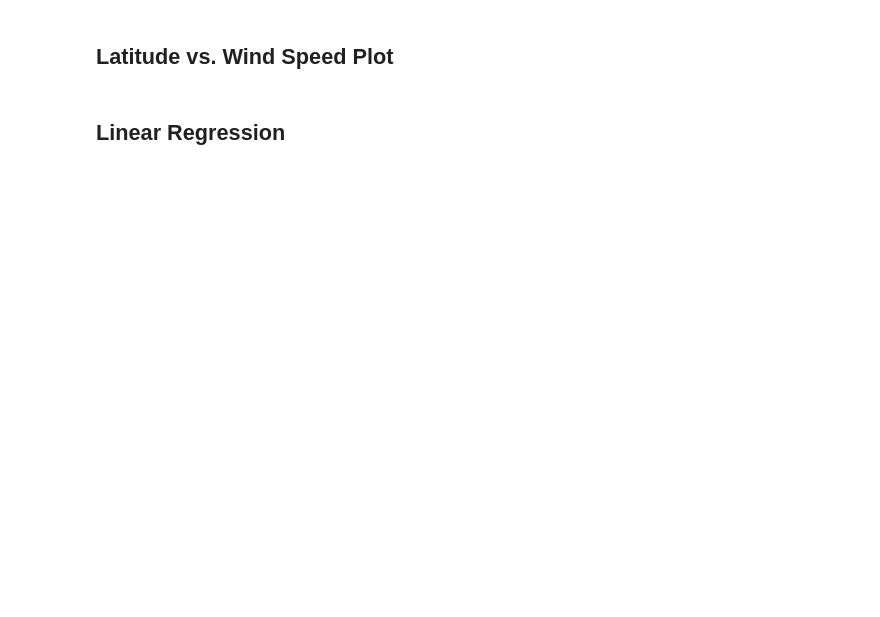
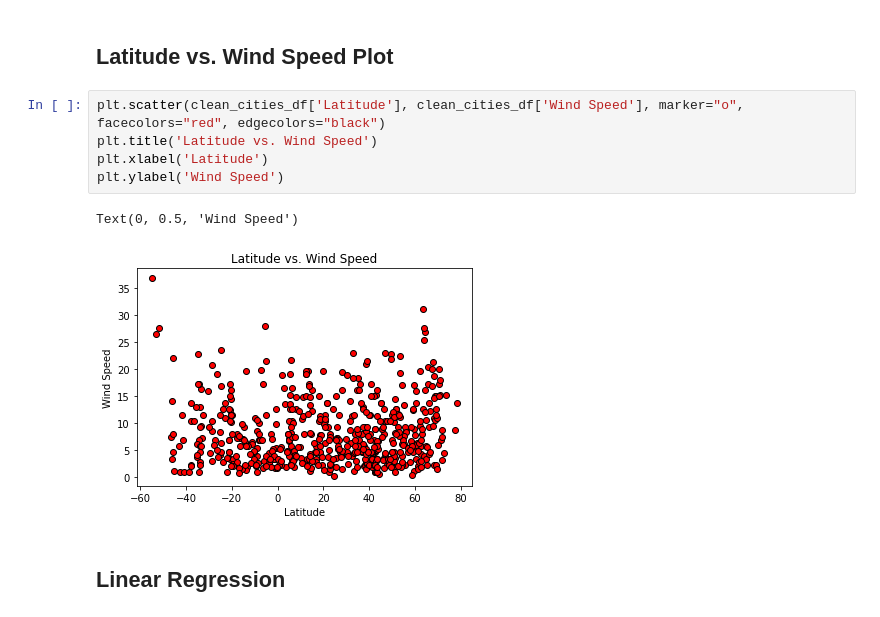
Before and after one commit to gucaselo/python-api, a Jupyter notebook: WeatherPy/WeatherPy.ipynb, the cells around one changed output. Cells and saved outputs as stored; diff of their text form; blank space fills up the shorter version.

```diff
--- a/WeatherPy/WeatherPy.ipynb
+++ b/WeatherPy/WeatherPy.ipynb
@@ -137,4 +208,12 @@ Skip this step if there are no cities that have humidity > 100%.
 # %% [markdown]
 ## Latitude vs. Wind Speed Plot
+# %%
+plt.scatter(clean_cities_df['Latitude'], clean_cities_df['Wind Speed'], marker="o", facecolors="red", edgecolors="black")
+plt.title('Latitude vs. Wind Speed')
+plt.xlabel('Latitude')
+plt.ylabel('Wind Speed')
+# %% [output]
+Text(0, 0.5, 'Wind Speed')
+[figure, added]
 # %% [markdown]
 ## Linear Regression
```
Also changed, not shown: parts of 14 cells of this notebook, 3 other files.
